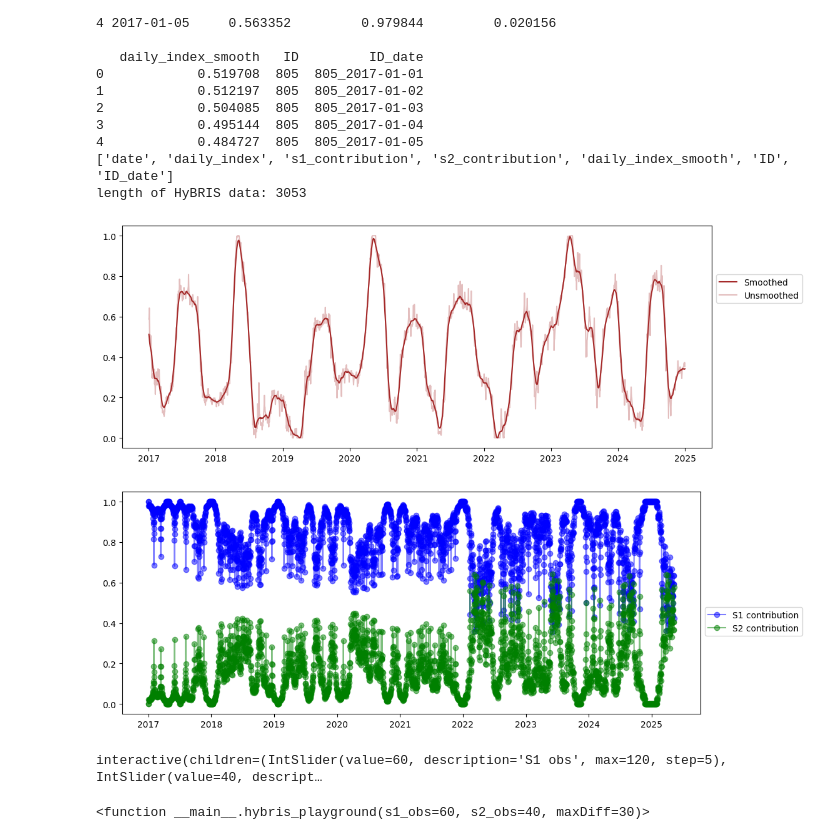
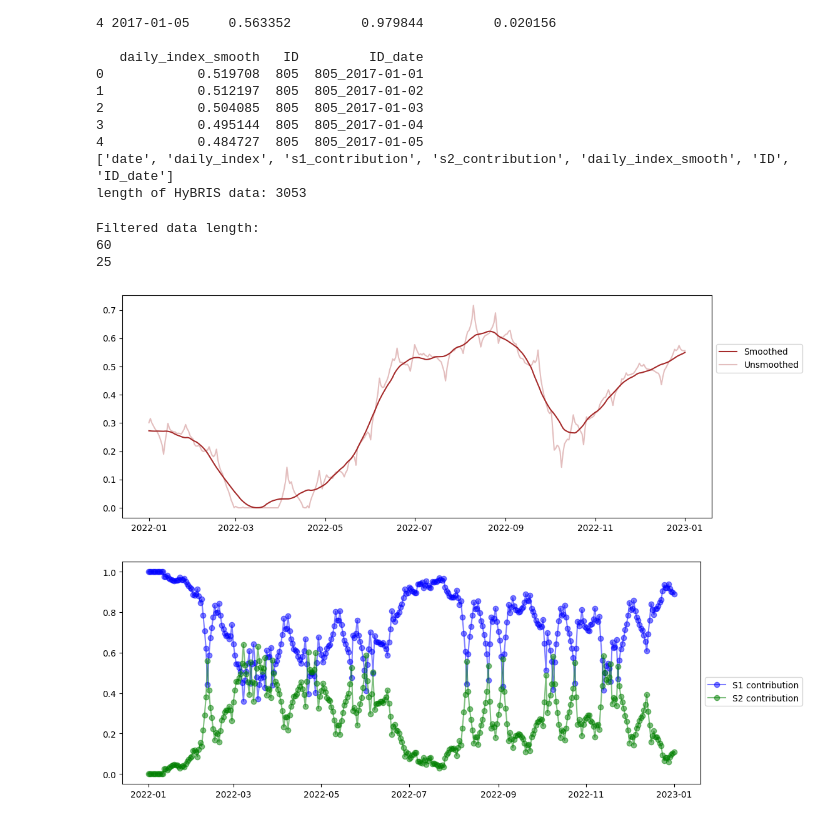
Before and after one commit to pdallago97/HyBRIS, a Jupyter notebook: HyBRIS_playground.ipynb, the cells around one changed output. Cells and saved outputs as stored; diff of their text form; code cells hidden in the pictures.

```diff
--- a/HyBRIS_playground.ipynb
+++ b/HyBRIS_playground.ipynb
@@ -110,36 +110,44 @@ print("length of HyBRIS data:", len(hybris))
 length of HyBRIS data: 3053
 # %%
 #define start and end date for examples
-start_date = pd.to_datetime("2017-01-01")
-end_date = pd.to_datetime("2025-01-01")
+start_date = pd.to_datetime("2022-01-01")
+end_date = pd.to_datetime("2023-01-01")
 
 #Filter all data to the same time period for easier plotting
 field_example = filter_by_date(field, start_date=start_date, end_date=end_date, date_column="Date")
 s2_example = filter_by_date(s2, start_date=start_date, end_date=end_date)
 s1_example = filter_by_date(s1, start_date=start_date, end_date=end_date)
+hybris_example = filter_by_date(hybris, start_date=start_date, end_date=end_date)
+
+print("Filtered data length:")
+print(len(s1_example))
+print(len(s2_example))
 
 ####PLOT FIGURE WITH 1 PANELS
 fig, axes = plt.subplots(nrows=1, ncols=1, figsize=(11.5, 4.1), sharex=True)
-plot_hybris(hybris[(hybris["date"] > start_date) & (hybris["date"] < end_date)],
+plot_hybris(hybris_example,
             add_pred_sow_harv = False,
             plot_tillages=False,
             plot_dormant=False,
             add_groundtruth=False,
             ax = axes, date_col = "date")
 
 plt.tight_layout()
 plt.show()
 
 ####PLOT FIGURE WITH 1 PANELS
 fig, axes = plt.subplots(nrows=1, ncols=1, figsize=(11.5, 4.1), sharex=True)
-plot_time_series(hybris["s1_contribution"], hybris['date'], color='blue', title="S1 contribution", show=False, alpha=0.5, marker='o', ax=axes)
-plot_time_series(hybris["s2_contribution"], hybris['date'], color='green', title="S2 contribution", show=False, alpha=0.5, marker='o', ax=axes)
+plot_time_series(hybris_example["s1_contribution"], hybris_example['date'], color='blue', title="S1 contribution", show=False, alpha=0.5, marker='o', ax=axes)
+plot_time_series(hybris_example["s2_contribution"], hybris_example['date'], color='green', title="S2 contribution", show=False, alpha=0.5, marker='o', ax=axes)
 
 plt.tight_layout()
 plt.show()
 # %% [output]
+Filtered data length:
+60
+25
-[figure, old version]
+[figure, new version]
-[figure, old version]
+[figure, new version]
 # %%
 def limit_observations(df, n_obs, date_col="date"):
     """
@@ -217,21 +239,3 @@ def hybris_playground(
 
     plt.tight_layout()
     plt.show()
-# %%
-import ipywidgets as widgets
-from IPython.display import display
-
-widgets.interact(
-    hybris_playground,
-    s1_obs=widgets.IntSlider(
-        min=0, max=120, step=5, value=60,
-        description="S1 obs"
-    ),
-    s2_obs=widgets.IntSlider(
-        min=0, max=80, step=5, value=40,
-        description="S2 obs"
-     )
-)
-# %% [output]
-interactive(children=(IntSlider(value=60, description='S1 obs', max=120, step=5), IntSlider(value=40, descript…
-<function __main__.hybris_playground(s1_obs=60, s2_obs=40, maxDiff=30)>
```
Also changed, not shown: parts of 8 cells of this notebook, 4 other files.
